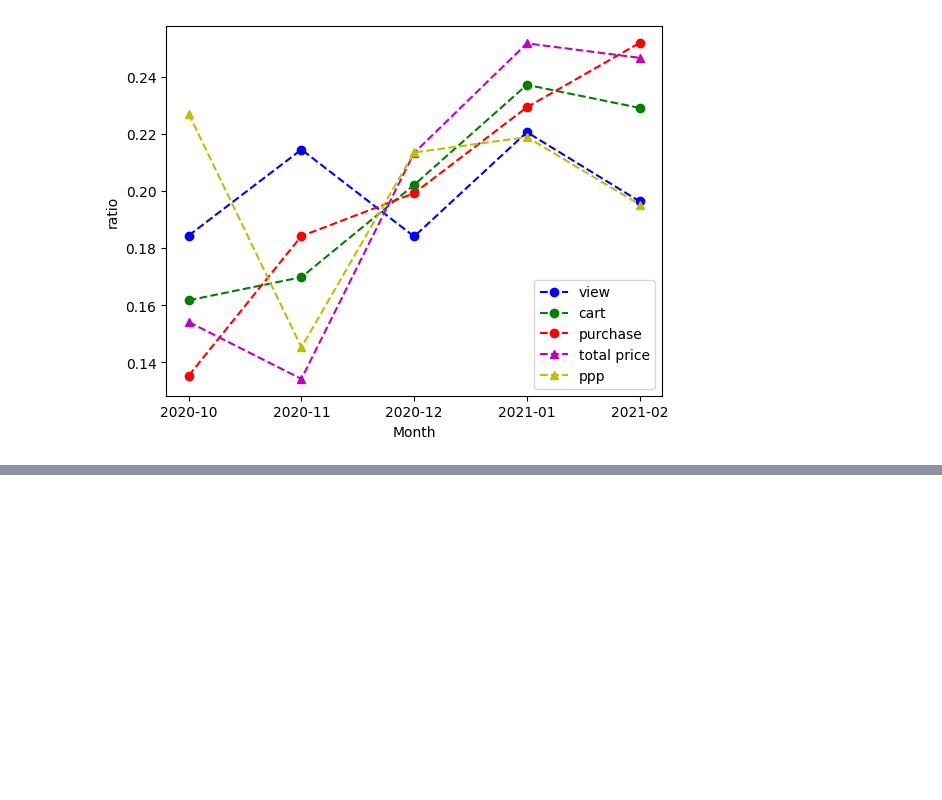
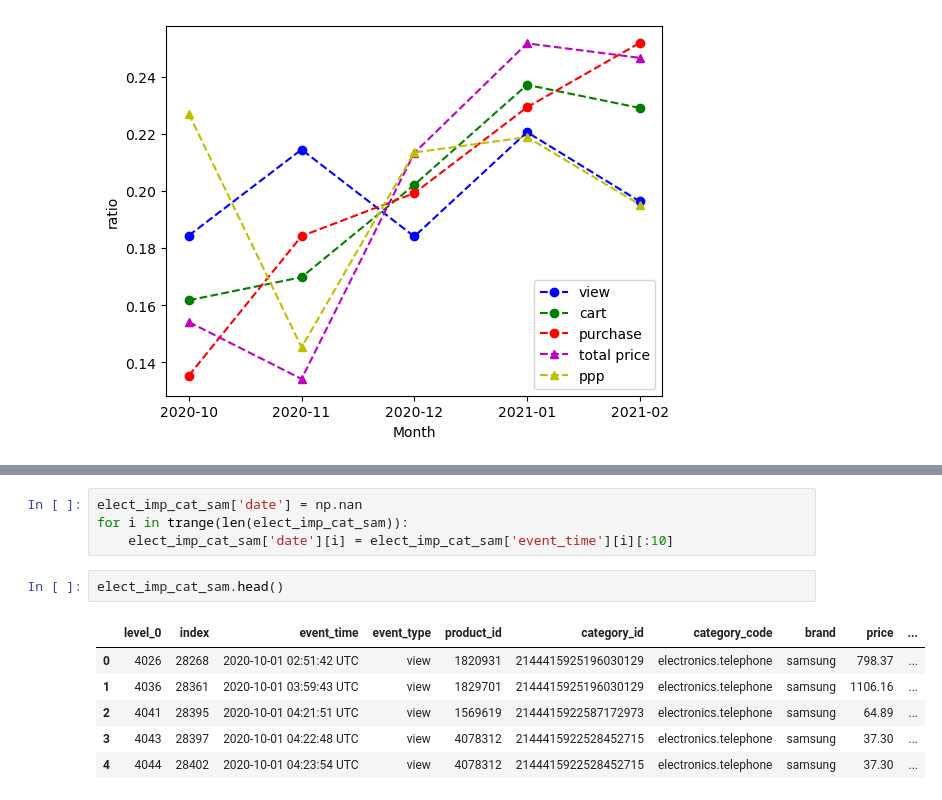
Before and after one commit to dlarhkd1211/electronic_commercial_data_analysis, a Jupyter notebook: analysis.ipynb, the cells around one changed output, grey strips where cells are left out. Saved outputs shown, nothing was run; the diff lists cells and outputs as text; blank space fills up the shorter version.

```diff
--- a/analysis.ipynb
+++ b/analysis.ipynb
@@ -608,0 +618,13 @@ ax1.legend(plts, labels, loc = 'lower right')
+# %%
+elect_imp_cat_sam['date'] = np.nan
+for i in trange(len(elect_imp_cat_sam)):
+    elect_imp_cat_sam['date'][i] = elect_imp_cat_sam['event_time'][i][:10]
+# %%
+elect_imp_cat_sam.head()
+# %% [output]
+|  | level_0 | index | event_time | event_type | product_id | category_id | category_code | brand | price | ... |
+| 0 | 4026 | 28268 | 2020-10-01 02:51:42 UTC | view | 1820931 | 2144415925196030129 | electronics.telephone | samsung | 798.37 | ... |
+| 1 | 4036 | 28361 | 2020-10-01 03:59:43 UTC | view | 1829701 | 2144415925196030129 | electronics.telephone | samsung | 1106.16 | ... |
+| 2 | 4041 | 28395 | 2020-10-01 04:21:51 UTC | view | 1569619 | 2144415922587172973 | electronics.telephone | samsung | 64.89 | ... |
+| 3 | 4043 | 28397 | 2020-10-01 04:22:48 UTC | view | 4078312 | 2144415922528452715 | electronics.telephone | samsung | 37.30 | ... |
+| 4 | 4044 | 28402 | 2020-10-01 04:23:54 UTC | view | 4078312 | 2144415922528452715 | electronics.telephone | samsung | 37.30 | ... |
```
Also changed, not shown: parts of 16 cells of this notebook.
